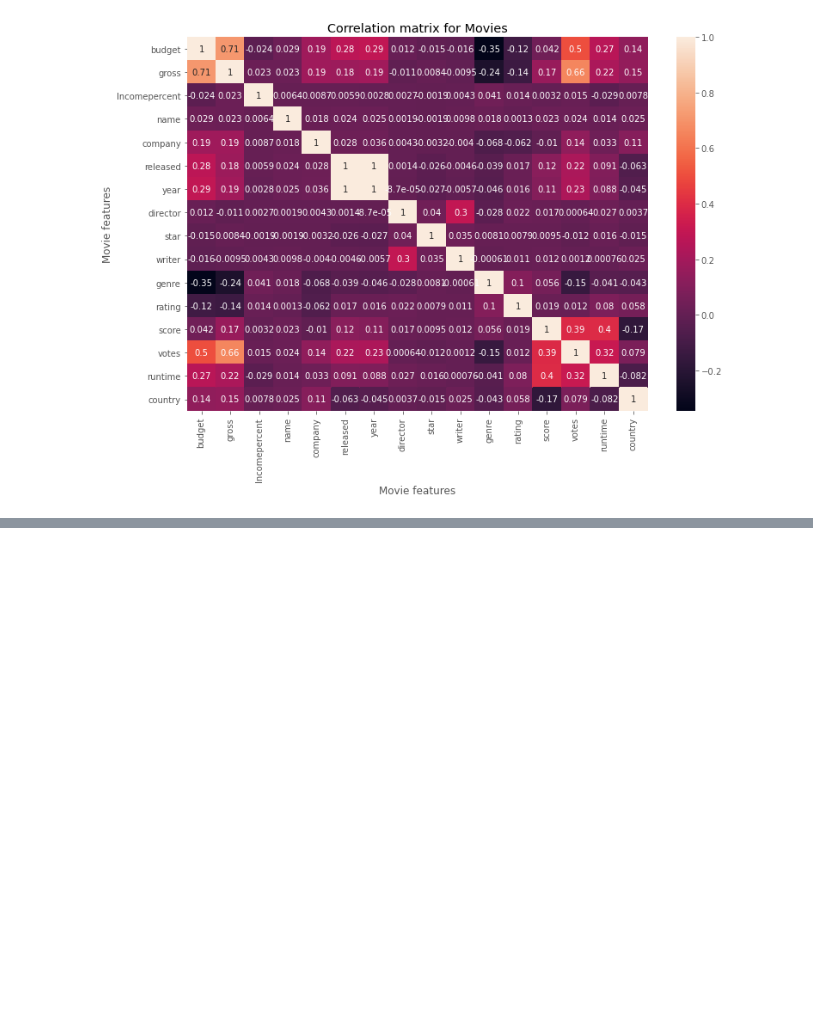
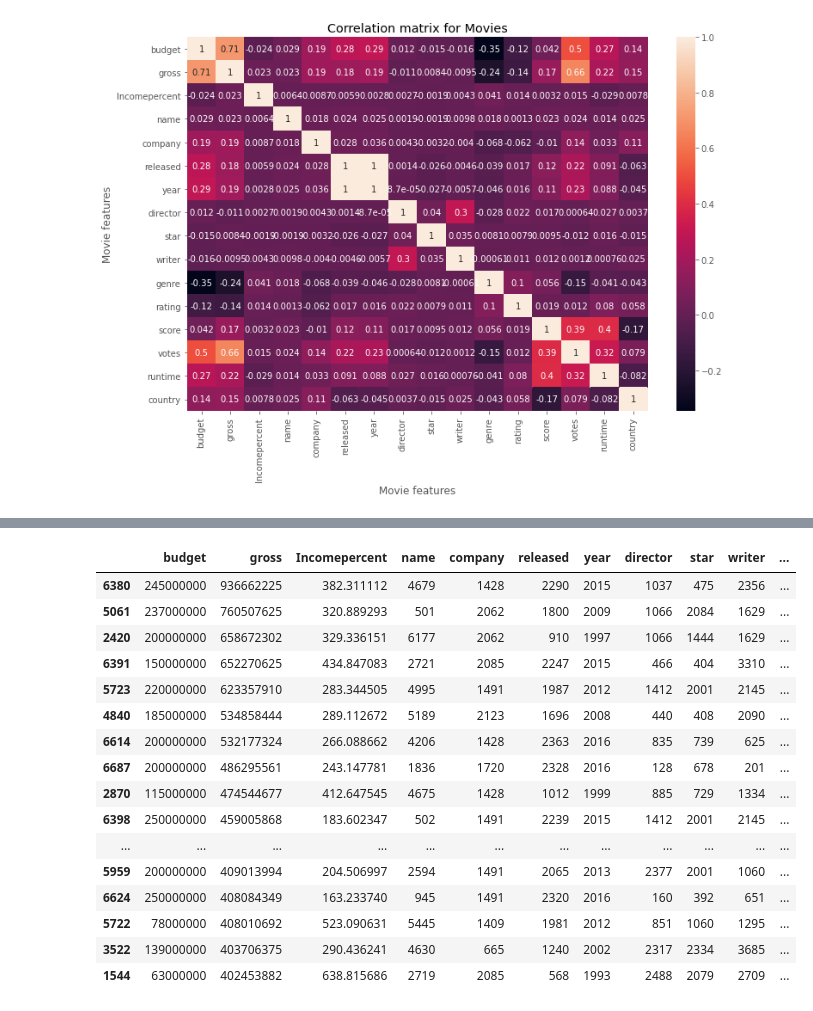
Before and after one commit to shntank/python-correlation, a Jupyter notebook: Movie Project.ipynb, the cells around one changed output, grey strips where cells are left out. Saved outputs shown, nothing was run; the diff lists cells and outputs as text; code cells hidden in the pictures; blank space fills up the shorter version.

```diff
--- a/Movie Project.ipynb
+++ b/Movie Project.ipynb
@@ -209,0 +226,24 @@ plt.show()
+# %%
+#=creating dataframe for top 20 budgets
+
+dftop = df.sort_values(by = ['gross'],ascending = False).head(20)
+
+dftop
+# %% [output]
+|  | budget | gross | Incomepercent | name | company | released | year | director | star | writer | ... |
+| 6380 | 245000000 | 936662225 | 382.311112 | 4679 | 1428 | 2290 | 2015 | 1037 | 475 | 2356 | ... |
+| 5061 | 237000000 | 760507625 | 320.889293 | 501 | 2062 | 1800 | 2009 | 1066 | 2084 | 1629 | ... |
+| 2420 | 200000000 | 658672302 | 329.336151 | 6177 | 2062 | 910 | 1997 | 1066 | 1444 | 1629 | ... |
+| 6391 | 150000000 | 652270625 | 434.847083 | 2721 | 2085 | 2247 | 2015 | 466 | 404 | 3310 | ... |
+| 5723 | 220000000 | 623357910 | 283.344505 | 4995 | 1491 | 1987 | 2012 | 1412 | 2001 | 2145 | ... |
+| 4840 | 185000000 | 534858444 | 289.112672 | 5189 | 2123 | 1696 | 2008 | 440 | 408 | 2090 | ... |
+| 6614 | 200000000 | 532177324 | 266.088662 | 4206 | 1428 | 2363 | 2016 | 835 | 739 | 625 | ... |
+| 6687 | 200000000 | 486295561 | 243.147781 | 1836 | 1720 | 2328 | 2016 | 128 | 678 | 201 | ... |
+| 2870 | 115000000 | 474544677 | 412.647545 | 4675 | 1428 | 1012 | 1999 | 885 | 729 | 1334 | ... |
+| 6398 | 250000000 | 459005868 | 183.602347 | 502 | 1491 | 2239 | 2015 | 1412 | 2001 | 2145 | ... |
+| ... | ... | ... | ... | ... | ... | ... | ... | ... | ... | ... | ... |
+| 5959 | 200000000 | 409013994 | 204.506997 | 2594 | 1491 | 2065 | 2013 | 2377 | 2001 | 1060 | ... |
+| 6624 | 250000000 | 408084349 | 163.233740 | 945 | 1491 | 2320 | 2016 | 160 | 392 | 651 | ... |
+| 5722 | 78000000 | 408010692 | 523.090631 | 5445 | 1409 | 1981 | 2012 | 851 | 1060 | 1295 | ... |
+| 3522 | 139000000 | 403706375 | 290.436241 | 4630 | 665 | 1240 | 2002 | 2317 | 2334 | 3685 | ... |
+| 1544 | 63000000 | 402453882 | 638.815686 | 2719 | 2085 | 568 | 1993 | 2488 | 2079 | 2709 | ... |
```
Also changed, not shown: parts of 7 cells of this notebook.
